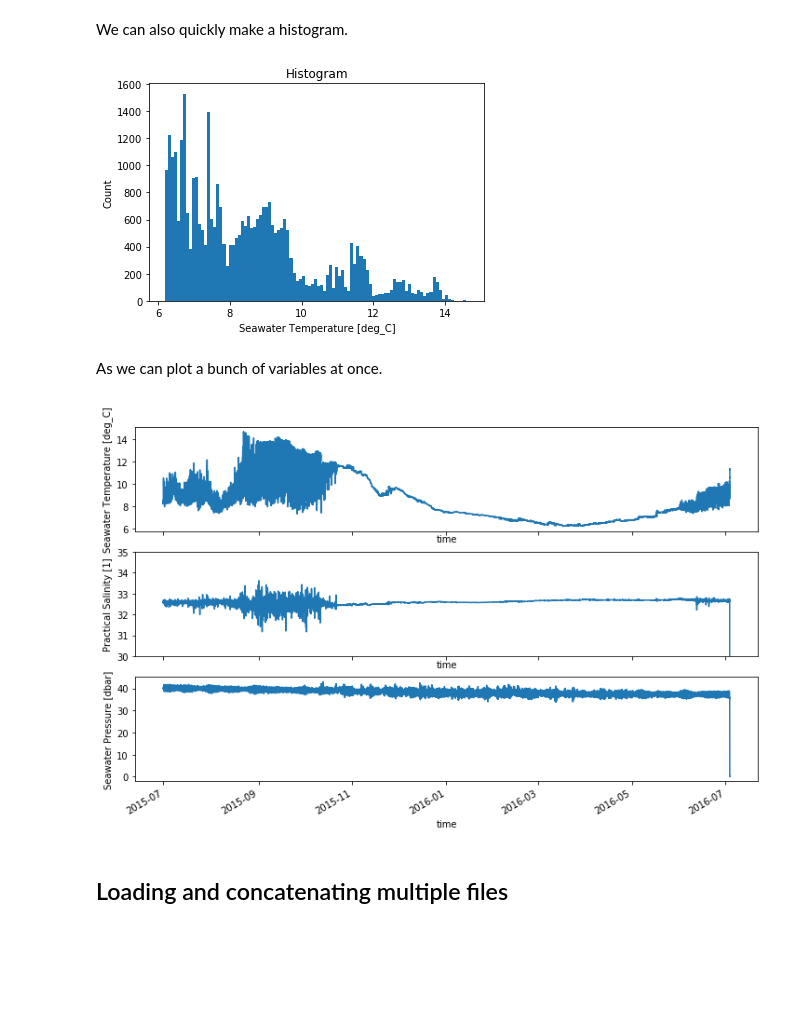
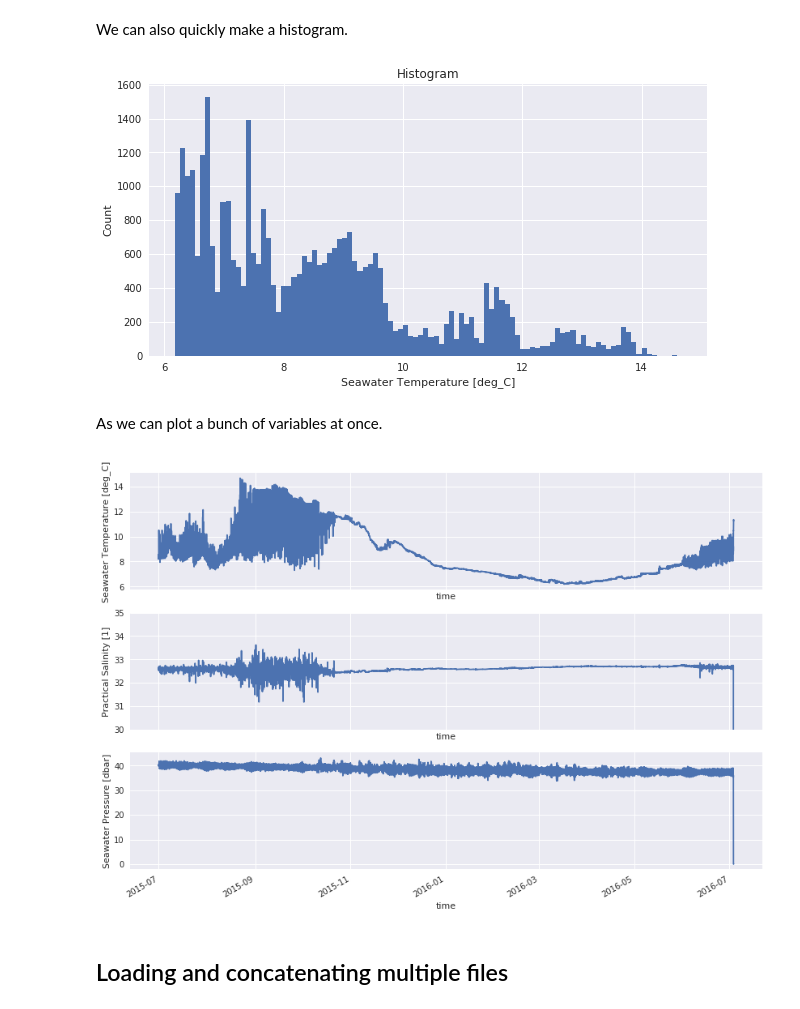
Before and after one commit to ooi-data-review/2018-data-workshops, a Jupyter notebook: geology/examples/Example_2_Plotting_OOI_Timeseries_Data.ipynb, the cells around one changed output. Cells and saved outputs as stored; diff of their text form; code cells hidden in the pictures; blank space fills up the shorter version.

Commit message:
added seaborn to make figures nicer

```diff
--- a/geology/examples/Example_2_Plotting_OOI_Timeseries_Data.ipynb
+++ b/geology/examples/Example_2_Plotting_OOI_Timeseries_Data.ipynb
@@ -73,0 +72,4 @@ ds['ctdmo_seawater_temperature'].plot();
+# %%
+import matplotlib.pyplot as plt
+import seaborn as sns # package for nice plotting defaults
+sns.set()
@@ -74,21 +81,20 @@ ds['ctdmo_seawater_temperature'].plot();
 # %% [markdown]
 We can also quickly make a histogram.
 # %%
+fig, (ax) = plt.subplots(figsize=(10,5))
 ds['ctdmo_seawater_temperature'].plot.hist(bins=100);
 # %% [output]
-[figure, old version]
+[figure, new version]
 # %% [markdown]
 As we can plot a bunch of variables at once.
 # %%
-import matplotlib.pyplot as plt
-
-fig, (ax1,ax2,ax3) = plt.subplots(3,1, sharex=True, figsize=(12,7))
+fig, (ax1,ax2,ax3) = plt.subplots(3,1, sharex=True, figsize=(14,9))
 ds['ctdmo_seawater_temperature'].plot(ax=ax1)
 ds['practical_salinity'].plot(ax=ax2)
 ds['ctdmo_seawater_pressure'].plot(ax=ax3);
 ax2.set_ylim(30,35);
 # %% [output]
-[figure, old version]
+[figure, new version]
 # %% [markdown]
 ## Loading and concatenating multiple files
 # %%
```
Also changed, not shown: parts of 13 cells of this notebook.
